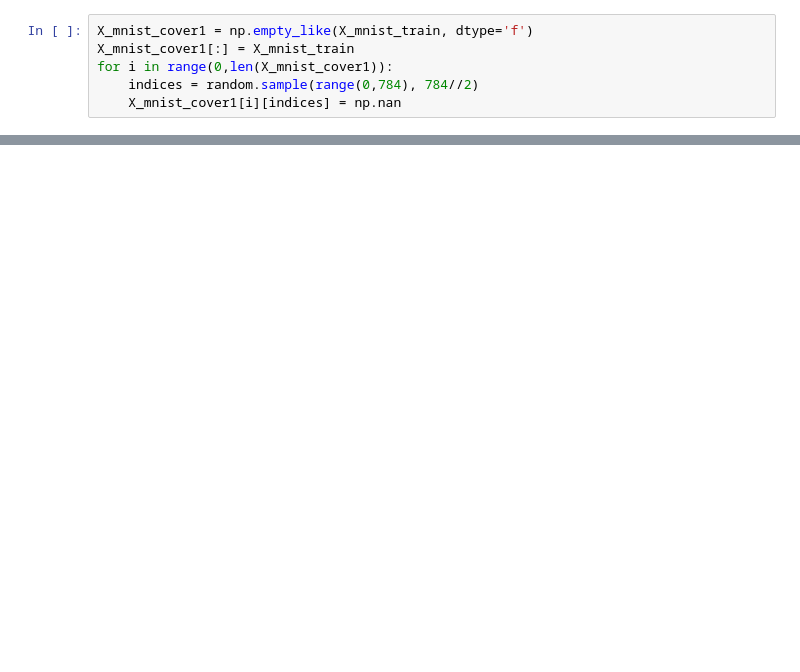
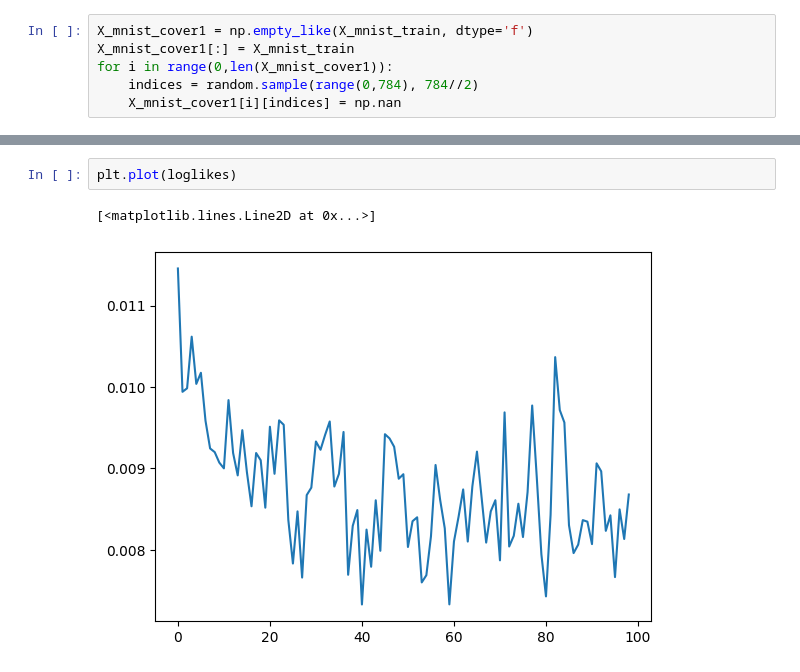
Before and after one commit to jimmyjz1127/bayesian-mixture-model-missing-data, a Jupyter notebook: Week4/MixedBernMCMCMissing.ipynb, the cells around one changed output, grey strips where cells are left out. Drawn from its saved outputs; the diff is of its cells as text; blank space fills up the shorter version.

```diff
--- a/Week4/MixedBernMCMCMissing.ipynb
+++ b/Week4/MixedBernMCMCMissing.ipynb
@@ -257,3 +321,8 @@ plt.show()
+# %%
+plt.plot(loglikes)
+# %% [output]
+[<matplotlib.lines.Line2D at 0x...>]
+[figure, added]
 # %%
 scores = [metrics.adjusted_rand_score(Y_mnist_train, zs[i]) for i in range(0,len(zs))]
 plt.plot(scores)
```
Also changed, not shown: parts of 10 cells of this notebook, 2 other files.
